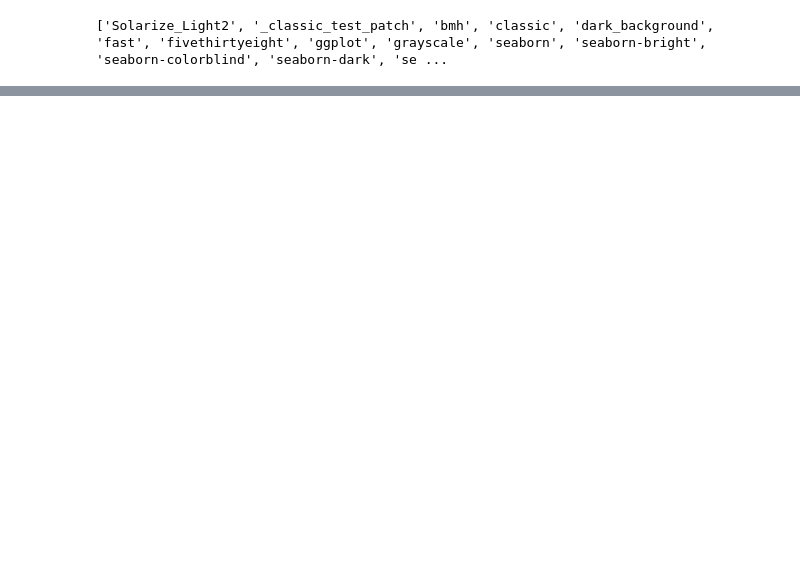
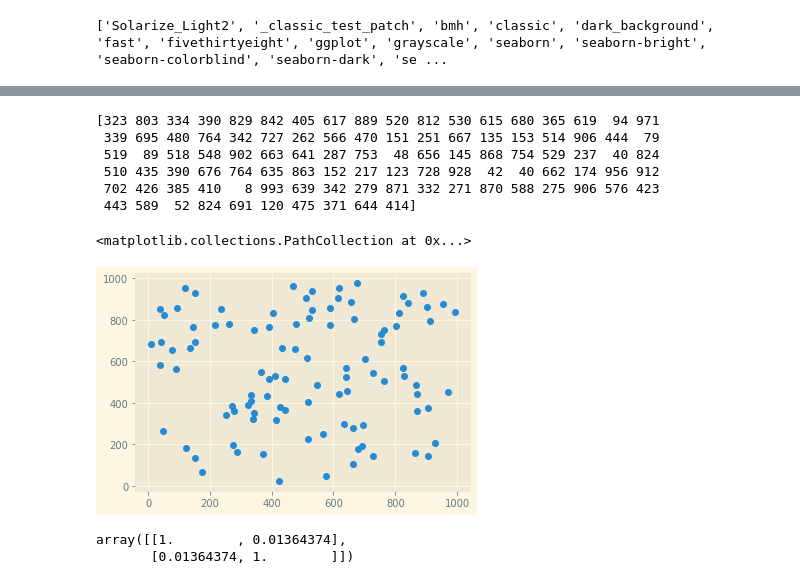
Before and after one commit to Dudleym20/praccomp_2022, a Jupyter notebook: Praccomp2022.ipynb, the cells around one changed output, grey strips where cells are left out. Cells and saved outputs as stored; diff of their text form; code cells hidden in the pictures; blank space fills up the shorter version.

```diff
--- a/Praccomp2022.ipynb
+++ b/Praccomp2022.ipynb
@@ -536,0 +600,27 @@ print(plt.style.available)
+# %%
+%matplotlib inline
+import matplotlib.pyplot as plt
+
+import numpy as np
+randx = np.random.randint(0,1000, size=100)
+print(randx)
+# %% [output]
+[323 803 334 390 829 842 405 617 889 520 812 530 615 680 365 619  94 971
+ 339 695 480 764 342 727 262 566 470 151 251 667 135 153 514 906 444  79
+ 519  89 518 548 902 663 641 287 753  48 656 145 868 754 529 237  40 824
+ 510 435 390 676 764 635 863 152 217 123 728 928  42  40 662 174 956 912
+ 702 426 385 410   8 993 639 342 279 871 332 271 870 588 275 906 576 423
+ 443 589  52 824 691 120 475 371 644 414]
+# %%
+randy = np.random.randint(0,1000, size=100)
+# %%
+plt.style.use('Solarize_Light2')
+plt.scatter(randx,randy)
+# %% [output]
+<matplotlib.collections.PathCollection at 0x...>
+[figure, added]
+# %%
+np.corrcoef(randx,randy)
+# %% [output]
+array([[1.        , 0.01364374],
+       [0.01364374, 1.        ]])
```
Also changed, not shown: parts of 38 cells of this notebook.
